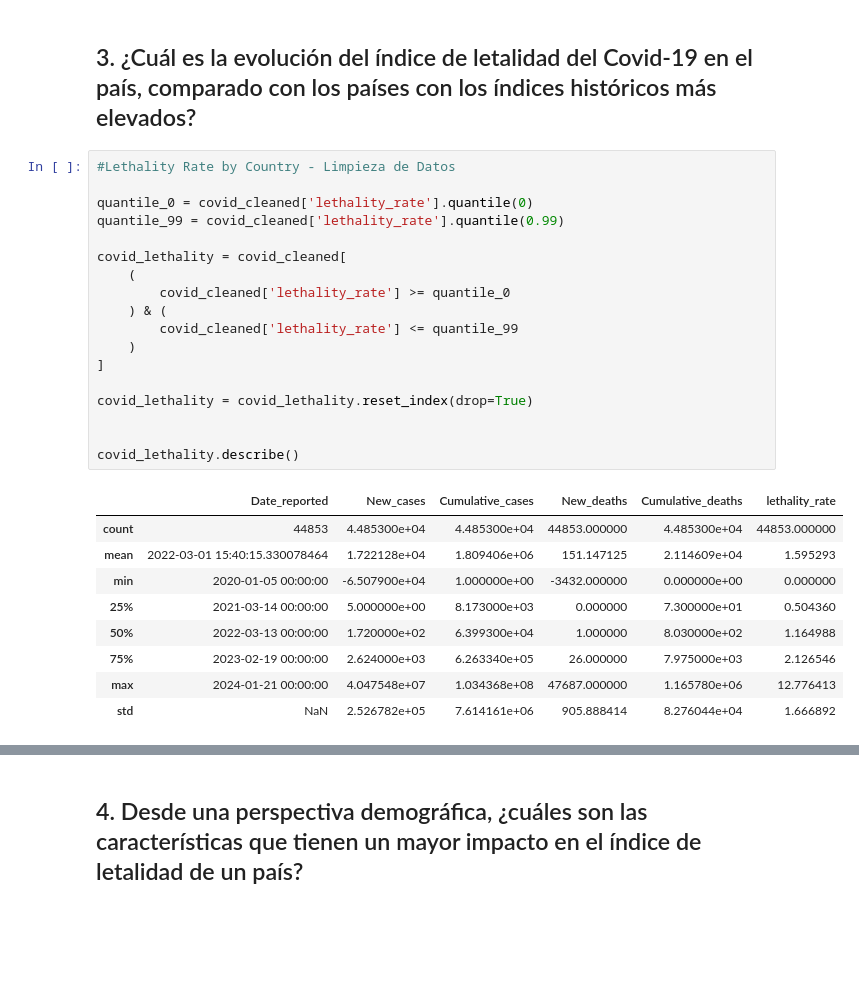
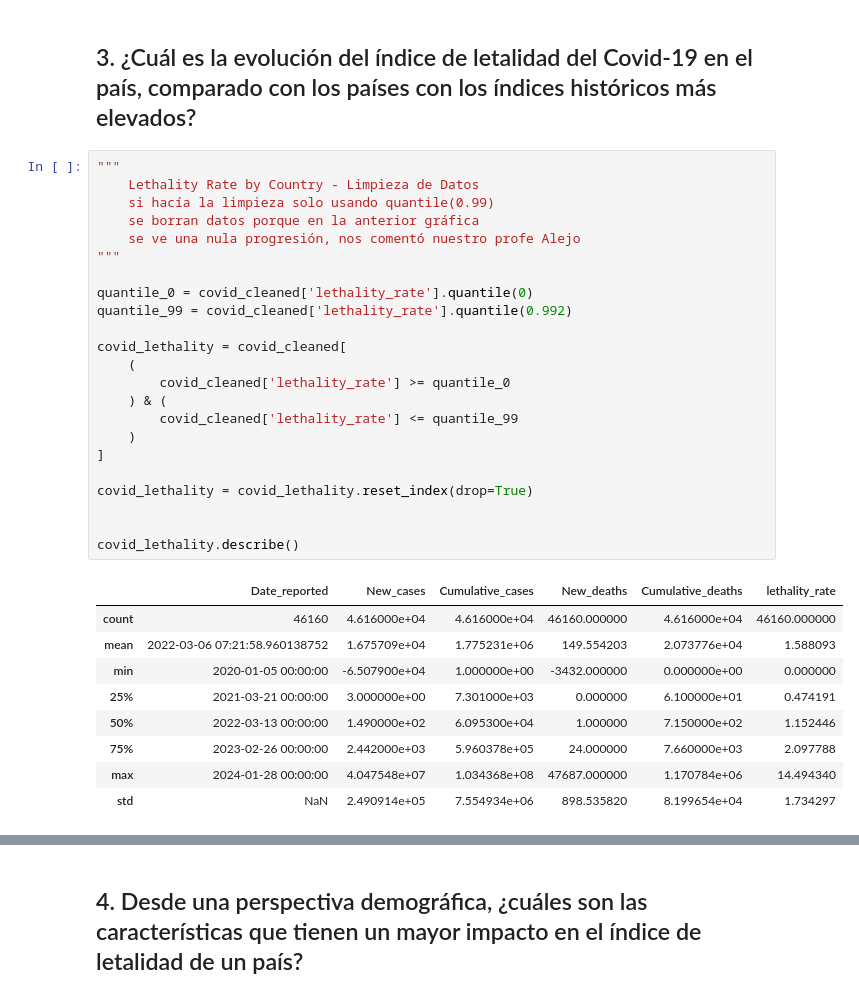
Before and after one commit to luceldasilva/covid_19_italia, a Jupyter notebook: reporte_covid_italia.ipynb, the cells around one changed output, grey strips where cells are left out. Drawn from its saved outputs; the diff is of its cells as text; blank space fills up the shorter version.

```diff
--- a/reporte_covid_italia.ipynb
+++ b/reporte_covid_italia.ipynb
@@ -436,33 +448,38 @@ Los datos indican que en el año 2022 es donde se reportan una mayor cantidad de
 # %% [markdown]
 ## 3. ¿Cuál es la evolución del índice de letalidad del Covid-19 en el país, comparado con los países con los índices históricos más elevados?
 # %%
-#Lethality Rate by Country - Limpieza de Datos
+"""
+    Lethality Rate by Country - Limpieza de Datos
+    si hacía la limpieza solo usando quantile(0.99)
+    se borran datos porque en la anterior gráfica
+    se ve una nula progresión, nos comentó nuestro profe Alejo
+"""
 
 quantile_0 = covid_cleaned['lethality_rate'].quantile(0)
-quantile_99 = covid_cleaned['lethality_rate'].quantile(0.99)
+quantile_99 = covid_cleaned['lethality_rate'].quantile(0.992)
 
 covid_lethality = covid_cleaned[
     (
         covid_cleaned['lethality_rate'] >= quantile_0
     ) & (
         covid_cleaned['lethality_rate'] <= quantile_99
     )
 ]
 
 covid_lethality = covid_lethality.reset_index(drop=True)
 
 
 covid_lethality.describe()
 # %% [output]
 |  | Date_reported | New_cases | Cumulative_cases | New_deaths | Cumulative_deaths | lethality_rate |
-| count | 44853 | 4.485300e+04 | 4.485300e+04 | 44853.000000 | 4.485300e+04 | 44853.000000 |
-| mean | 2022-03-01 15:40:15.330078464 | 1.722128e+04 | 1.809406e+06 | 151.147125 | 2.114609e+04 | 1.595293 |
+| count | 46160 | 4.616000e+04 | 4.616000e+04 | 46160.000000 | 4.616000e+04 | 46160.000000 |
+| mean | 2022-03-06 07:21:58.960138752 | 1.675709e+04 | 1.775231e+06 | 149.554203 | 2.073776e+04 | 1.588093 |
 | min | 2020-01-05 00:00:00 | -6.507900e+04 | 1.000000e+00 | -3432.000000 | 0.000000e+00 | 0.000000 |
-| 25% | 2021-03-14 00:00:00 | 5.000000e+00 | 8.173000e+03 | 0.000000 | 7.300000e+01 | 0.504360 |
-| 50% | 2022-03-13 00:00:00 | 1.720000e+02 | 6.399300e+04 | 1.000000 | 8.030000e+02 | 1.164988 |
-| 75% | 2023-02-19 00:00:00 | 2.624000e+03 | 6.263340e+05 | 26.000000 | 7.975000e+03 | 2.126546 |
-| max | 2024-01-21 00:00:00 | 4.047548e+07 | 1.034368e+08 | 47687.000000 | 1.165780e+06 | 12.776413 |
-| std | NaN | 2.526782e+05 | 7.614161e+06 | 905.888414 | 8.276044e+04 | 1.666892 |
+| 25% | 2021-03-21 00:00:00 | 3.000000e+00 | 7.301000e+03 | 0.000000 | 6.100000e+01 | 0.474191 |
+| 50% | 2022-03-13 00:00:00 | 1.490000e+02 | 6.095300e+04 | 1.000000 | 7.150000e+02 | 1.152446 |
+| 75% | 2023-02-26 00:00:00 | 2.442000e+03 | 5.960378e+05 | 24.000000 | 7.660000e+03 | 2.097788 |
+| max | 2024-01-28 00:00:00 | 4.047548e+07 | 1.034368e+08 | 47687.000000 | 1.170784e+06 | 14.494340 |
+| std | NaN | 2.490914e+05 | 7.554934e+06 | 898.535820 | 8.199654e+04 | 1.734297 |
 # %%
 def get_max_row(group, column):
     return group.loc[group[column].idxmax()]
```
Also changed, not shown: parts of 14 cells of this notebook.
